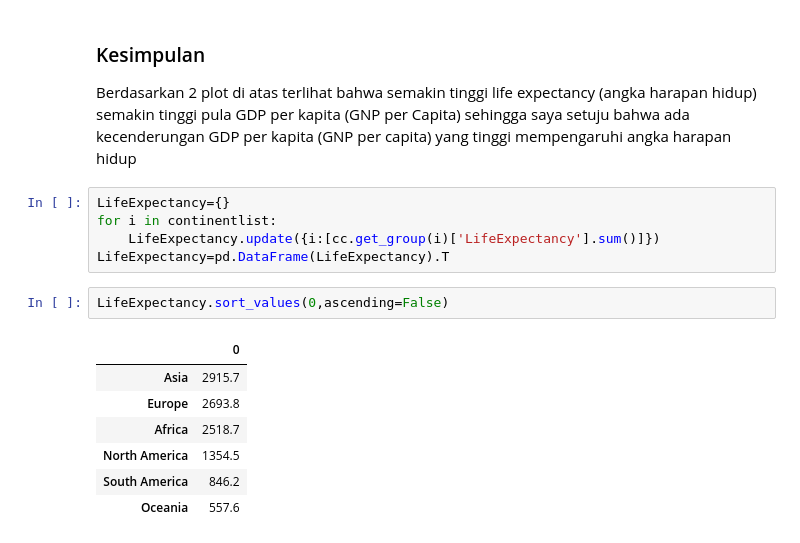
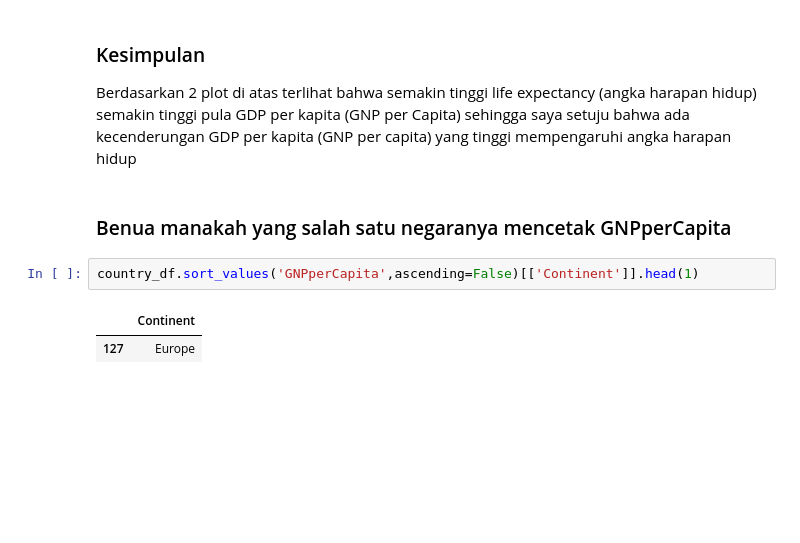
Before and after one commit to darusdc/Ujian_DataVisual, a Jupyter notebook: ujian_dat_vis.ipynb, the cells around one changed output. Drawn from its saved outputs; the diff is of its cells as text; blank space fills up the shorter version.

```diff
--- a/ujian_dat_vis.ipynb
+++ b/ujian_dat_vis.ipynb
@@ -276,18 +276,10 @@ plt.bar(country_df['LifeExpectancy'], country_df['GNPperCapita'])
 # %% [markdown]
 ### Kesimpulan
 Berdasarkan 2 plot di atas terlihat bahwa semakin tinggi life expectancy (angka harapan hidup) semakin tinggi pula GDP per kapita (GNP per Capita) sehingga saya setuju bahwa ada kecenderungan GDP per kapita (GNP per capita) yang tinggi mempengaruhi angka harapan hidup
-# %%
-LifeExpectancy={}
-for i in continentlist:
-    LifeExpectancy.update({i:[cc.get_group(i)['LifeExpectancy'].sum()]})
-LifeExpectancy=pd.DataFrame(LifeExpectancy).T
+# %% [markdown]
+### Benua manakah yang salah satu negaranya mencetak GNPperCapita
 # %%
-LifeExpectancy.sort_values(0,ascending=False)
+country_df.sort_values('GNPperCapita',ascending=False)[['Continent']].head(1)
 # %% [output]
-|  | 0 |
-| Asia | 2915.7 |
-| Europe | 2693.8 |
-| Africa | 2518.7 |
-| North America | 1354.5 |
-| South America | 846.2 |
-| Oceania | 557.6 |
+|  | Continent |
+| 127 | Europe |
```
